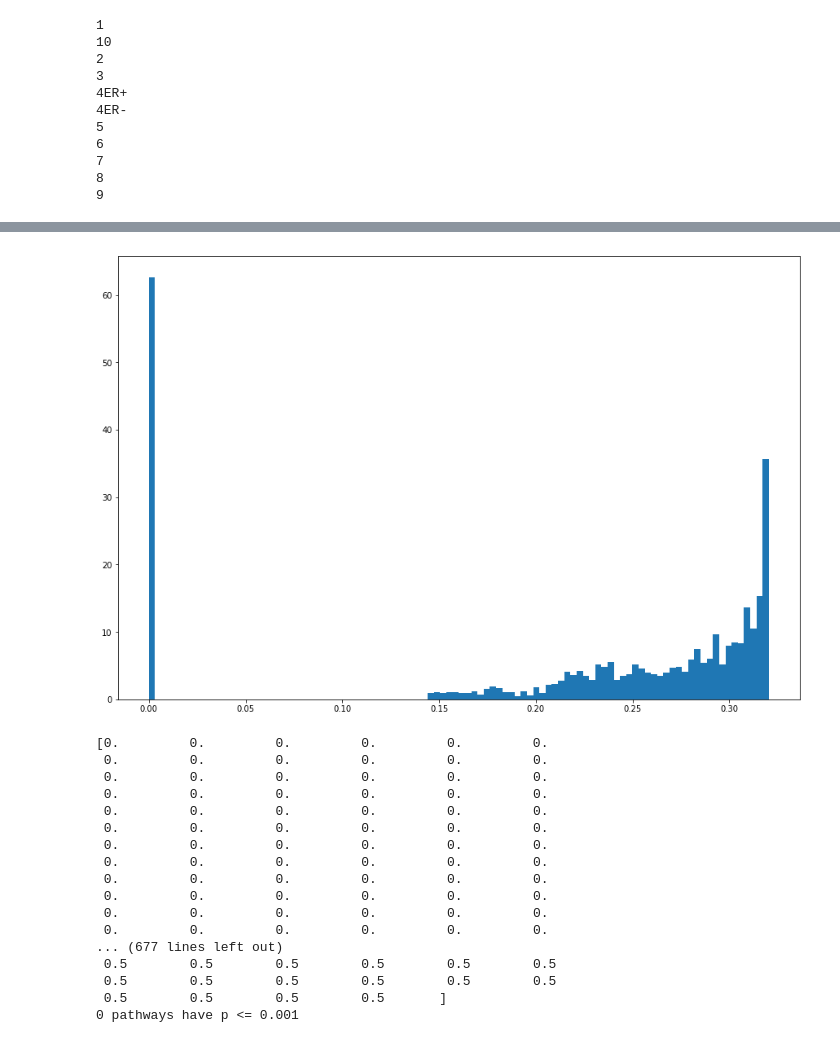
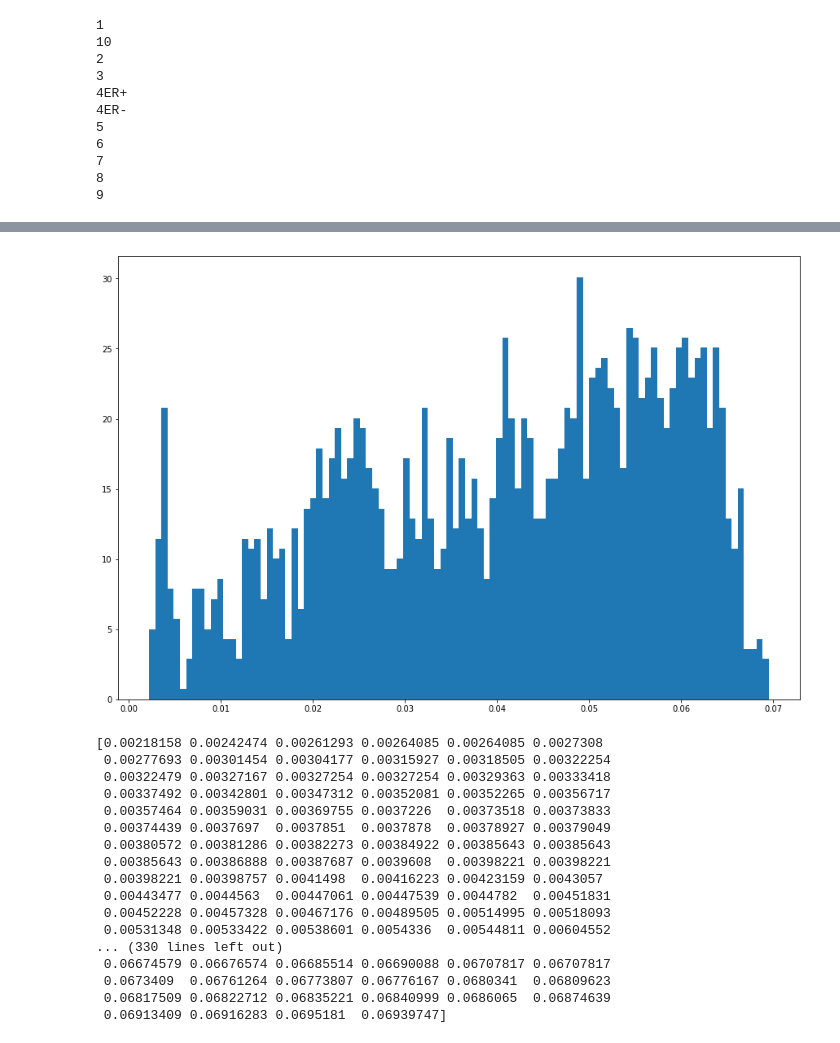
Before and after one commit to statisticalbiotechnology/wall, a Jupyter notebook: src/failures_of_null_testing.ipynb, the cells around one changed output, grey strips where cells are left out. Drawn from its saved outputs; the diff is of its cells as text; code cells hidden in the pictures.

```diff
--- a/src/failures_of_null_testing.ipynb
+++ b/src/failures_of_null_testing.ipynb
@@ -72,13 +72,13 @@ for group in grouped_by_cluster:
 8
 9
 # %%
-pvalues = clusterframes['2']['p-values'].tolist()
+pvalues = clusterframes['1']['p-values'].tolist()
 z_scores = norm.ppf(pvalues)
 
 
-xa = np.quantile(z_scores, 0.10)
-xb = np.quantile(z_scores, 0.90)
-print('quantiles calculated')
+xa = np.quantile(z_scores, 0.25)
+xb = np.quantile(z_scores, 0.75)
+print('Quantiles calculated')
 print(xa, xb)
 
 trunc_z = z_scores[z_scores>xa]
@@ -91,24 +91,21 @@ def constraint(p, r, xa, xb):
     a, b, loc, scale = p
     return np.array([a*scale + loc - xa, b*scale + loc - xb])
 
-loc = 0
-scale = 1
-
-a = (xa - loc)/scale
-b = (xb - loc)/scale
-
-loc_guess = 0
-scale_guess = 1
+loc_guess = np.median(z_scores)
+scale_guess = np.std(z_scores)
 a_guess = (xa - loc_guess)/scale_guess
 b_guess = (xb - loc_guess)/scale_guess
 p0 = [a_guess, b_guess, loc_guess, scale_guess]
+print(p0)
 
-par = fmin_slsqp(func, p0, f_eqcons=constraint, args=(trunc_z, xa, xb), iter=10000)
+par = fmin_slsqp(func, p0, f_eqcons=constraint, args=(trunc_z, xa, xb), iter=1000)
 print(par)
 
-
 fig, ax = plt.subplots(1, 1, figsize=(15, 10))
-ax.hist(z_scores, bins=100, density=True)
-ax.plot(z_scores, truncnorm.pdf(z_scores, par[0], par[1], par[2], par[3]), 'r-', lw=5, alpha=0.6, label='norm pdf')
+ax.hist(z_scores, bins=50, density=True)
+ax.plot(z_scores, truncnorm.pdf(z_scores, par[0], par[1], par[2], par[3]), 'r-', lw=5, alpha=0.6, label='truncnorm pdf')
+ax.plot(z_scores, norm.pdf(z_scores, par[2], par[3]), 'g-', lw=5, alpha=0.6, label='norm pdf')
+ax.legend(loc='best')
+#plt.savefig('xa-2xb1.png')
 plt.show()
 # %% [output]
@@ -124,35 +121,26 @@ Optimization terminated successfully.    (Exit mode 0)
 # %%
-import sys
-np.set_printoptions(threshold=sys.maxsize)
+p_vals = norm.pdf(z_scores, par[2], par[3])
 
-
-normal_Z = truncnorm.pdf(z_scores, par[0], par[1], par[2], par[3])
 plt.figure(figsize=(15, 10))
-plt.hist(normal_Z, bins=100, density=True)
+plt.hist(p_vals, bins=100, density=True)
 plt.show()
-#print(normal_Z)
-normal_p = norm.sf(abs(normal_Z))
-#print(normal_p)
-
-#how are the p-values ordered?
-
-print(f'{(normal_p <= 0.001).sum()} pathways have p <= 0.001')
+print(p_vals)
 # %% [output]
-[figure, old version]
+[figure, new version]
-[0.         0.         0.         0.         0.         0.
- 0.         0.         0.         0.         0.         0.
- 0.         0.         0.         0.         0.         0.
- 0.         0.         0.         0.         0.         0.
- 0.         0.         0.         0.         0.         0.
- 0.         0.         0.         0.         0.         0.
- 0.         0.         0.         0.         0.         0.
- 0.         0.         0.         0.         0.         0.
- 0.         0.         0.         0.         0.         0.
- 0.         0.         0.         0.         0.         0.
- 0.         0.         0.         0.         0.         0.
- 0.         0.         0.         0.         0.         0.
-... (677 lines left out)
- 0.5        0.5        0.5        0.5        0.5        0.5
- 0.5        0.5        0.5        0.5        0.5        0.5
- 0.5        0.5        0.5        0.5       ]
-0 pathways have p <= 0.001
+[0.00218158 0.00242474 0.00261293 0.00264085 0.00264085 0.0027308
+ 0.00277693 0.00301454 0.00304177 0.00315927 0.00318505 0.00322254
+ 0.00322479 0.00327167 0.00327254 0.00327254 0.00329363 0.00333418
+ 0.00337492 0.00342801 0.00347312 0.00352081 0.00352265 0.00356717
+ 0.00357464 0.00359031 0.00369755 0.0037226  0.00373518 0.00373833
+ 0.00374439 0.0037697  0.0037851  0.0037878  0.00378927 0.00379049
+ 0.00380572 0.00381286 0.00382273 0.00384922 0.00385643 0.00385643
+ 0.00385643 0.00386888 0.00387687 0.0039608  0.00398221 0.00398221
+ 0.00398221 0.00398757 0.0041498  0.00416223 0.00423159 0.0043057
+ 0.00443477 0.0044563  0.00447061 0.00447539 0.0044782  0.00451831
+ 0.00452228 0.00457328 0.00467176 0.00489505 0.00514995 0.00518093
+ 0.00531348 0.00533422 0.00538601 0.0054336  0.00544811 0.00604552
+... (330 lines left out)
+ 0.06674579 0.06676574 0.06685514 0.06690088 0.06707817 0.06707817
+ 0.0673409  0.06761264 0.06773807 0.06776167 0.0680341  0.06809623
+ 0.06817509 0.06822712 0.06835221 0.06840999 0.0686065  0.06874639
+ 0.06913409 0.06916283 0.0695181  0.06939747]
```
Also changed, not shown: parts of 1 cell of this notebook.
